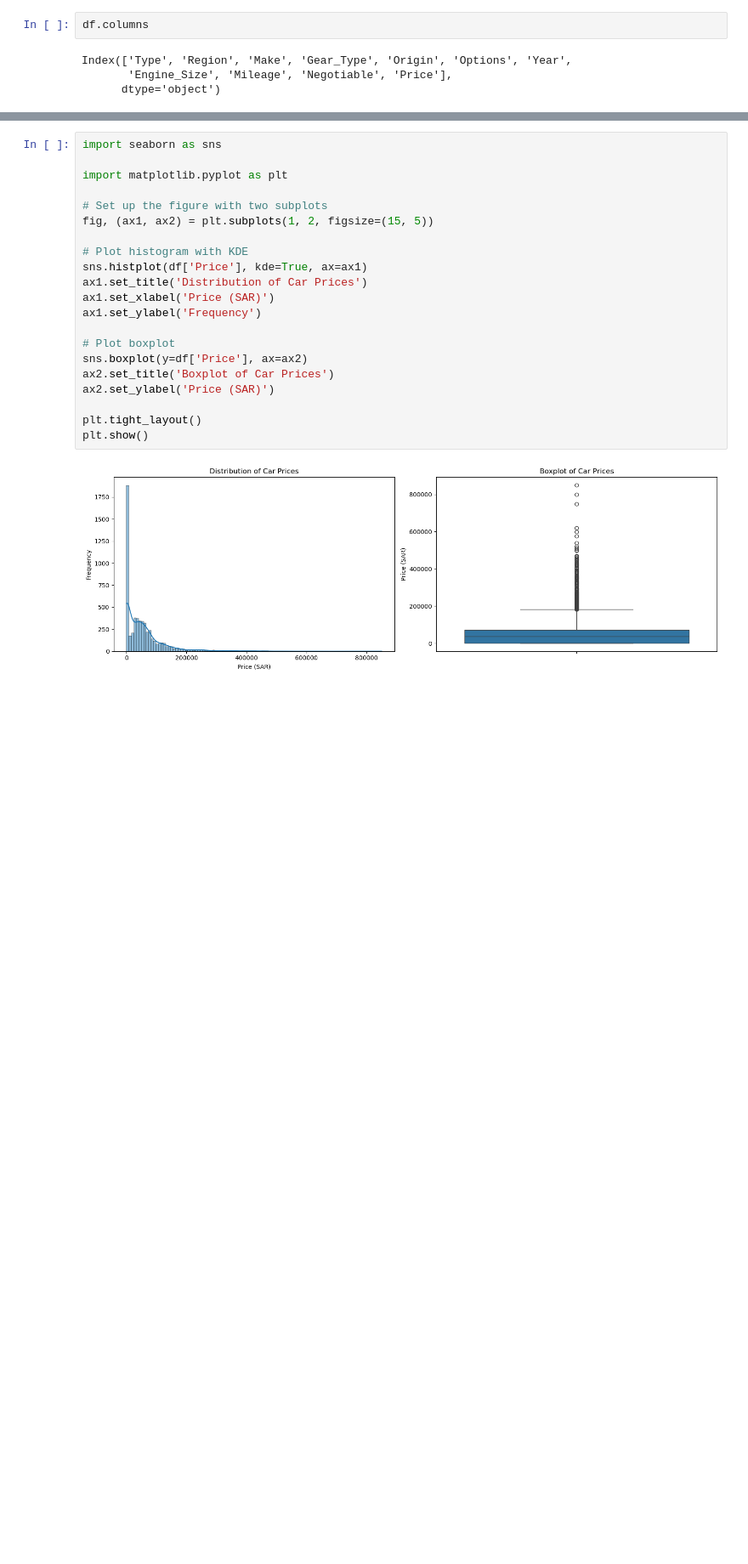
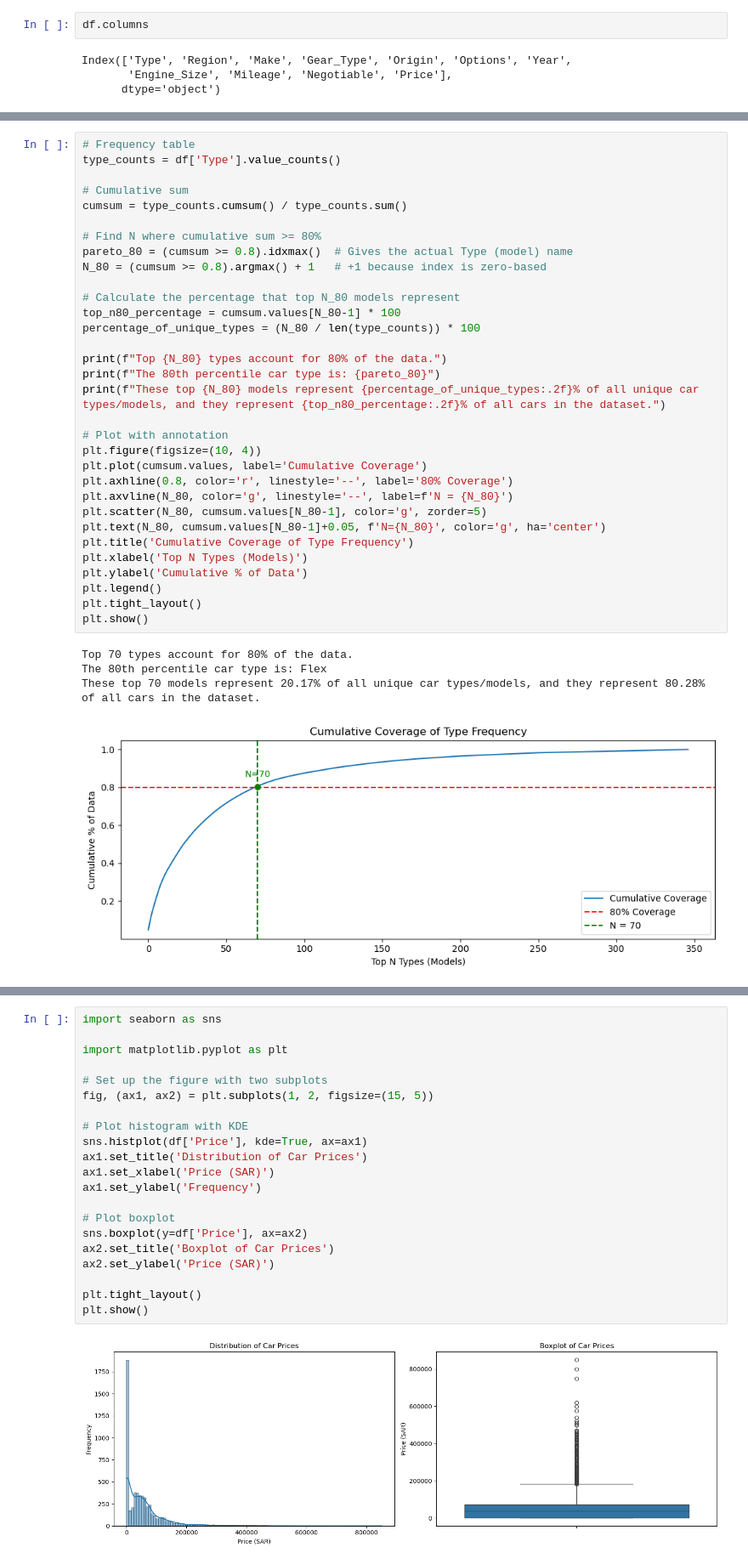
Before and after one commit to RioPramana21/Ctrl-Price-Taking-Control-of-Used-Car-Valuations-with-ML, a Jupyter notebook: code_files/project_code.ipynb, the cells around one changed output, grey strips where cells are left out. Shown at 85% size. Cells and saved outputs as stored; diff of their text form; blank space fills up the shorter version.

```diff
--- a/code_files/project_code.ipynb
+++ b/code_files/project_code.ipynb
@@ -310,0 +376,37 @@ Name: count, Length: 347, dtype: int64
+# %%
+# Frequency table
+type_counts = df['Type'].value_counts()
+
+# Cumulative sum
+cumsum = type_counts.cumsum() / type_counts.sum()
+
+# Find N where cumulative sum >= 80%
+pareto_80 = (cumsum >= 0.8).idxmax()  # Gives the actual Type (model) name
+N_80 = (cumsum >= 0.8).argmax() + 1   # +1 because index is zero-based
+
+# Calculate the percentage that top N_80 models represent
+top_n80_percentage = cumsum.values[N_80-1] * 100
+percentage_of_unique_types = (N_80 / len(type_counts)) * 100
+
+print(f"Top {N_80} types account for 80% of the data.")
+print(f"The 80th percentile car type is: {pareto_80}")
+print(f"These top {N_80} models represent {percentage_of_unique_types:.2f}% of all unique car types/models, and they represent {top_n80_percentage:.2f}% of all cars in the dataset.")
+
+# Plot with annotation
+plt.figure(figsize=(10, 4))
+plt.plot(cumsum.values, label='Cumulative Coverage')
+plt.axhline(0.8, color='r', linestyle='--', label='80% Coverage')
+plt.axvline(N_80, color='g', linestyle='--', label=f'N = {N_80}')
+plt.scatter(N_80, cumsum.values[N_80-1], color='g', zorder=5)
+plt.text(N_80, cumsum.values[N_80-1]+0.05, f'N={N_80}', color='g', ha='center')
+plt.title('Cumulative Coverage of Type Frequency')
+plt.xlabel('Top N Types (Models)')
+plt.ylabel('Cumulative % of Data')
+plt.legend()
+plt.tight_layout()
+plt.show()
+# %% [output]
+Top 70 types account for 80% of the data.
+The 80th percentile car type is: Flex
+These top 70 models represent 20.17% of all unique car types/models, and they represent 80.28% of all cars in the dataset.
+[figure, added]
```
Also changed, not shown: parts of 9 cells of this notebook.
